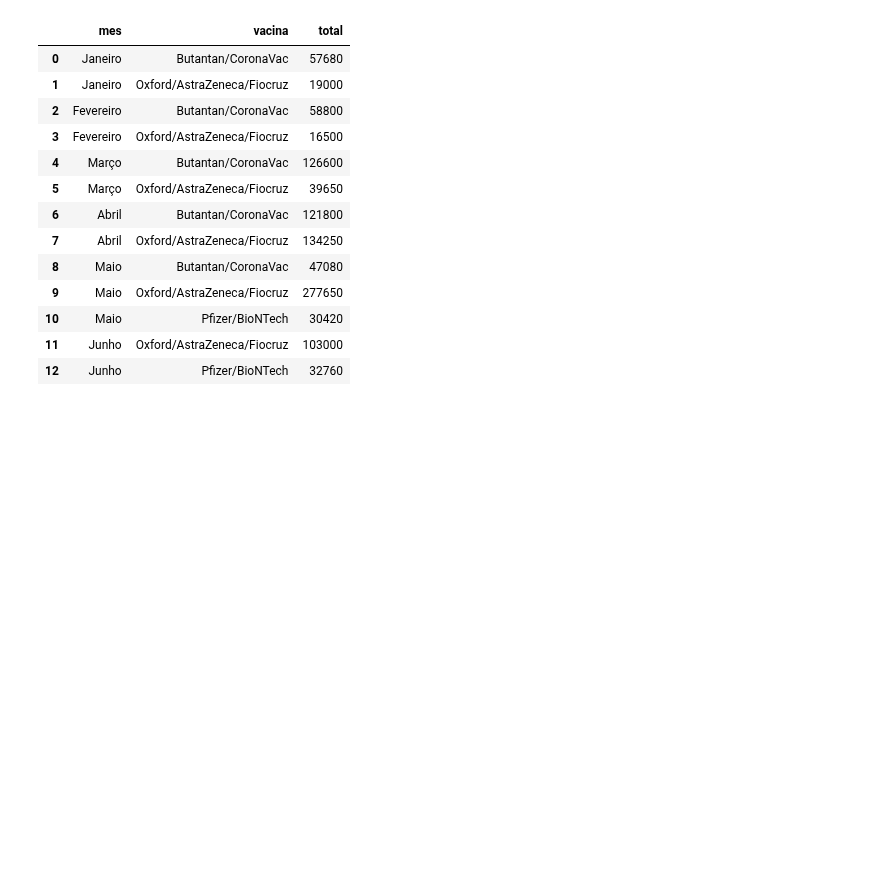
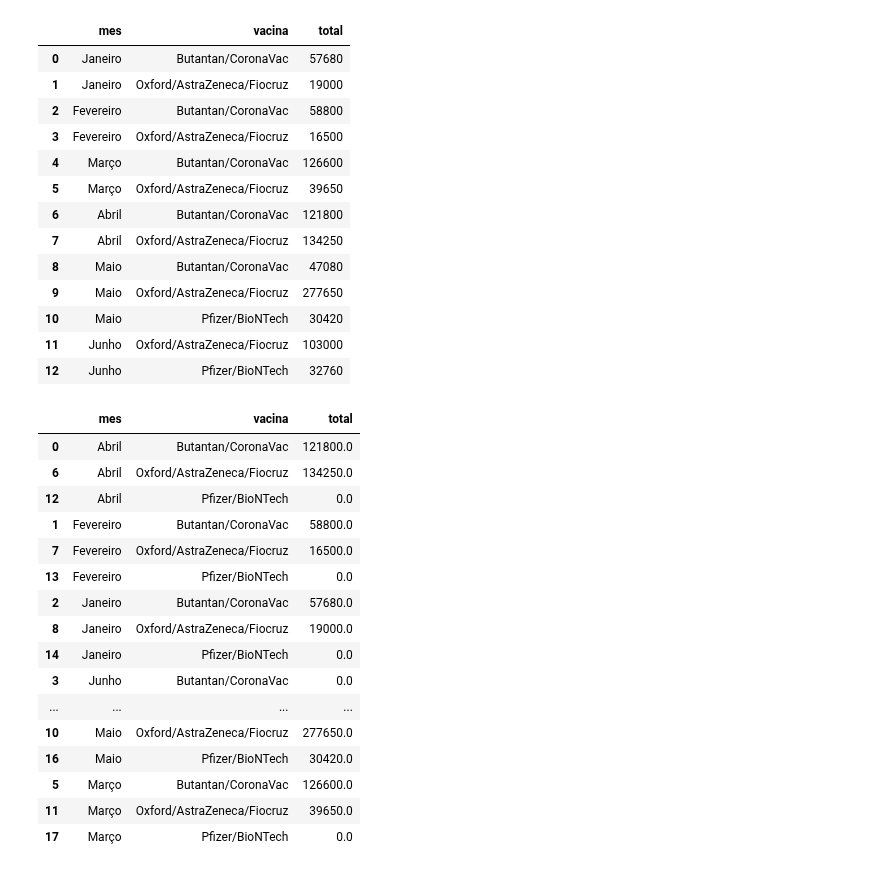
Before and after one commit to adolfoguimaraes/covid19_vacinacao, a Jupyter notebook: Sergipe/processararquivos_vacina_dataviz.ipynb, the cells around one changed output. Cells and saved outputs as stored; diff of their text form; code cells hidden in the pictures; blank space fills up the shorter version.

Commit message:
Adicionado arquivo de total de vacinas recebidas

```diff
--- a/Sergipe/processararquivos_vacina_dataviz.ipynb
+++ b/Sergipe/processararquivos_vacina_dataviz.ipynb
@@ -404,3 +404,28 @@ vacinas_group
 | 12 | Junho | Pfizer/BioNTech | 32760 |
 # %%
 vacinas_group.to_csv("output/total_vacinas_recebidas.csv", index=False)
+# %%
+teste = vacinas_group.pivot_table(values='total', index='mes', columns='vacina')
+teste.fillna(0, inplace=True)
+teste.reset_index(inplace=True)
+teste = pd.melt(teste, id_vars=['mes'], value_name='total')
+teste.sort_values(by=['mes','vacina'], inplace=True)
+teste
+# %% [output]
+|  | mes | vacina | total |
+| 0 | Abril | Butantan/CoronaVac | 121800.0 |
+| 6 | Abril | Oxford/AstraZeneca/Fiocruz | 134250.0 |
+| 12 | Abril | Pfizer/BioNTech | 0.0 |
+| 1 | Fevereiro | Butantan/CoronaVac | 58800.0 |
+| 7 | Fevereiro | Oxford/AstraZeneca/Fiocruz | 16500.0 |
+| 13 | Fevereiro | Pfizer/BioNTech | 0.0 |
+| 2 | Janeiro | Butantan/CoronaVac | 57680.0 |
+| 8 | Janeiro | Oxford/AstraZeneca/Fiocruz | 19000.0 |
+| 14 | Janeiro | Pfizer/BioNTech | 0.0 |
+| 3 | Junho | Butantan/CoronaVac | 0.0 |
+| ... | ... | ... | ... |
+| 10 | Maio | Oxford/AstraZeneca/Fiocruz | 277650.0 |
+| 16 | Maio | Pfizer/BioNTech | 30420.0 |
+| 5 | Março | Butantan/CoronaVac | 126600.0 |
+| 11 | Março | Oxford/AstraZeneca/Fiocruz | 39650.0 |
+| 17 | Março | Pfizer/BioNTech | 0.0 |
```
Also changed, not shown: parts of 1 cell of this notebook, 1 other file.
